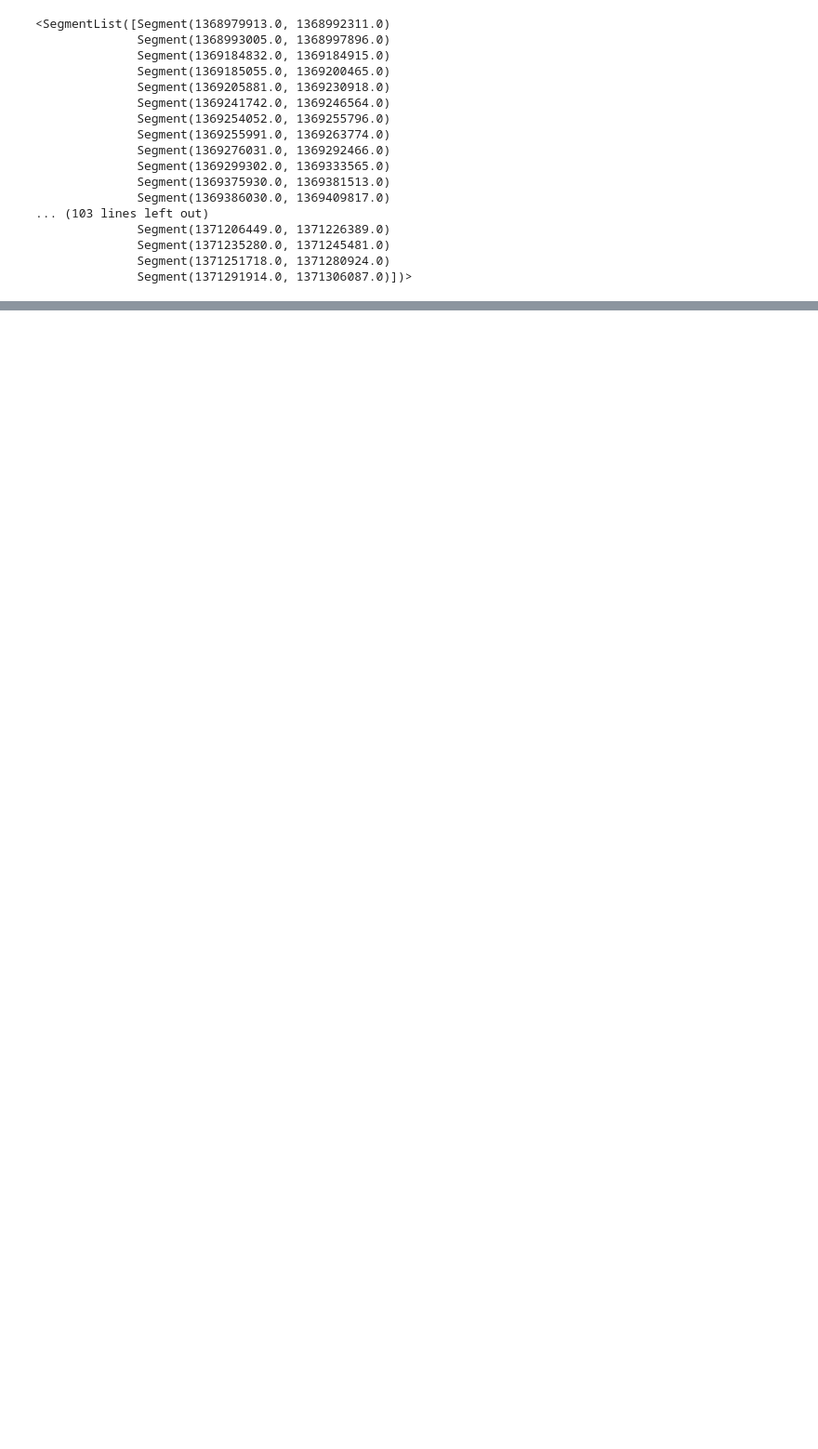
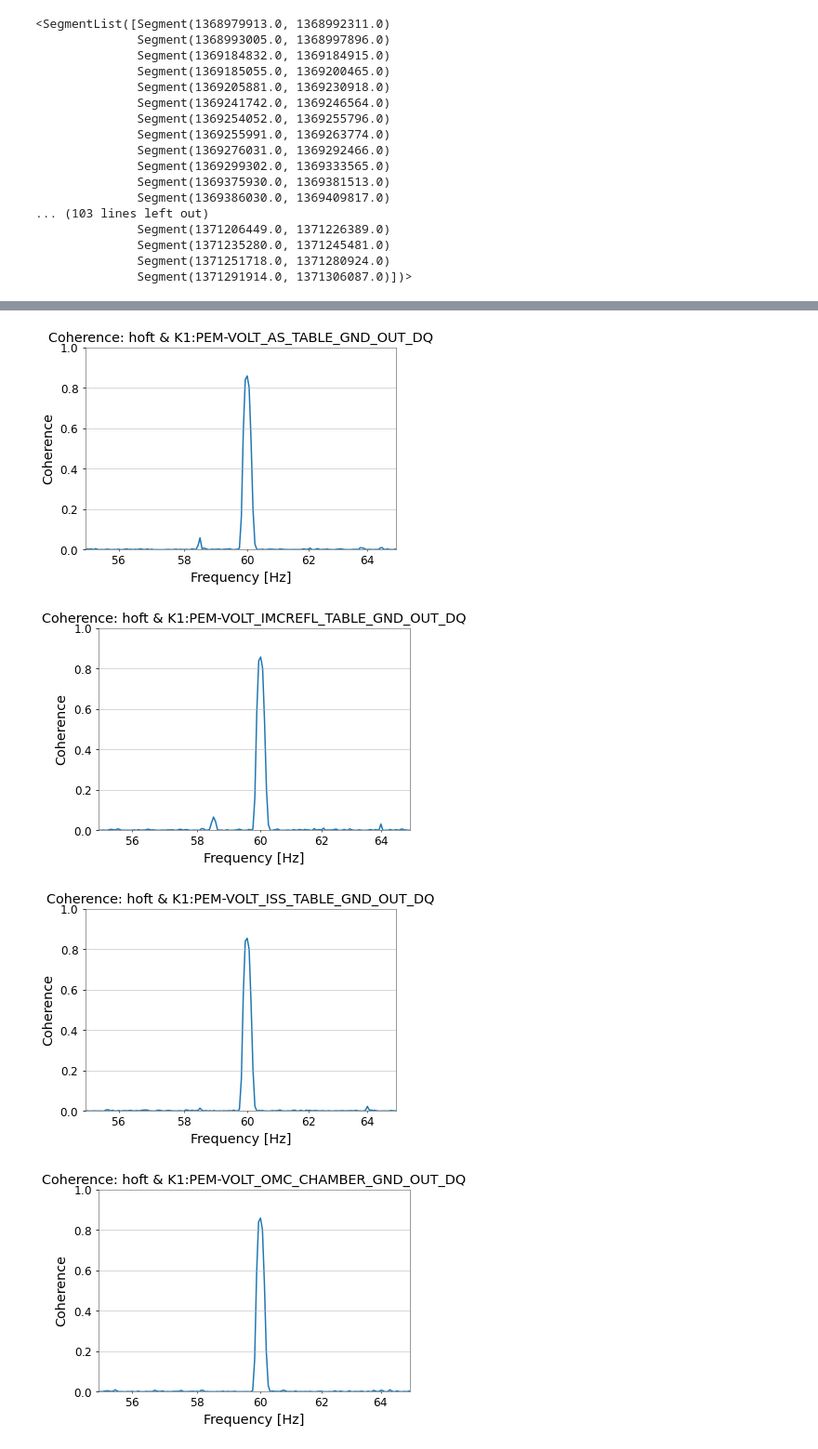
Before and after one commit to agoodmanjerry/GW-data, a Jupyter notebook: ll_replay/data.ipynb, the cells around one changed output, grey strips where cells are left out. Shown at 93% size. Cells and saved outputs as stored; diff of their text form; code cells hidden in the pictures; blank space fills up the shorter version.

```diff
--- a/ll_replay/data.ipynb
+++ b/ll_replay/data.ipynb
@@ -194,0 +202,44 @@ segments.active
+# %%
+IFO = 'K1'
+DATA_DIR = '/mnt/f/ll_data'
+start, end = 1369291863, 1369291863 + 4096
+
+strain_source = glob.glob(f'{DATA_DIR}/{IFO}_llhoft/*.gwf')
+strain_source.sort()
+wit_source = glob.glob(f'{DATA_DIR}/{IFO}_lldetchar/*.gwf')
+wit_source.sort()
+strain_ch = utils.get_channels(strain_source[0])[0]
+wit_ch = utils.get_channels(wit_source[0])
+
+strain = TimeSeries.read(
+    strain_source,
+    strain_ch,
+    start=start,
+    end=end
+)
+
+wit = TimeSeriesDict.read(
+    wit_source,
+    wit_ch,
+    start=start,
+    end=end
+)
+# %%
+fftlength = 16
+cohs = []
+for i in range(len(wit_ch)):
+    hoft = strain.resample(wit[wit_ch[i]].sample_rate)
+    cohs.append(hoft.coherence(wit[wit_ch[i]], fftlength=fftlength, overlap=fftlength/2))
+# %%
+for i in range(len(wit_ch)):
+    cohplot = cohs[i].plot(
+        title=f'Coherence: hoft & {wit_ch[i]}',
+        xlabel='Frequency [Hz]', xlim=[55,65],
+        ylabel='Coherence', ylim=(0,1),
+    )
+    cohplot.show()
+# %% [output]
+[figure, added]
+[figure, added]
+[figure, added]
+[figure, added]
```
Also changed, not shown: parts of 5 cells of this notebook, 1 other file.
